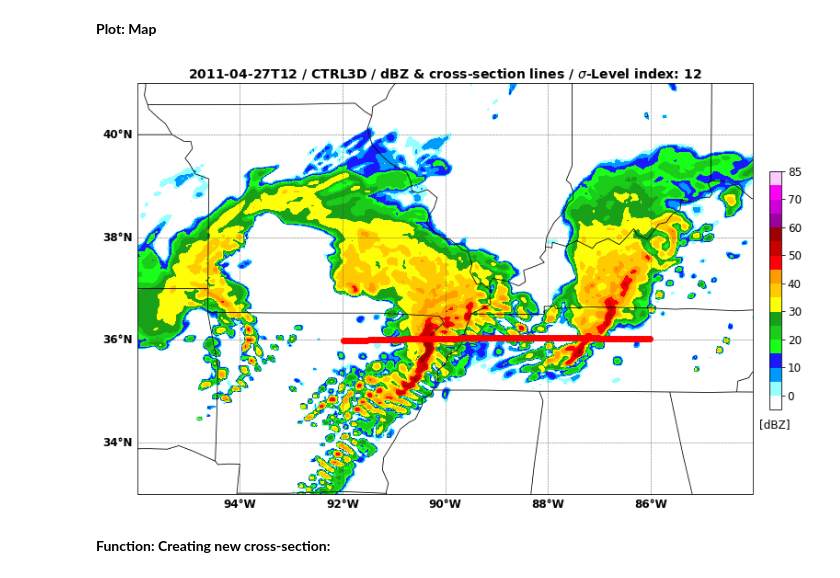
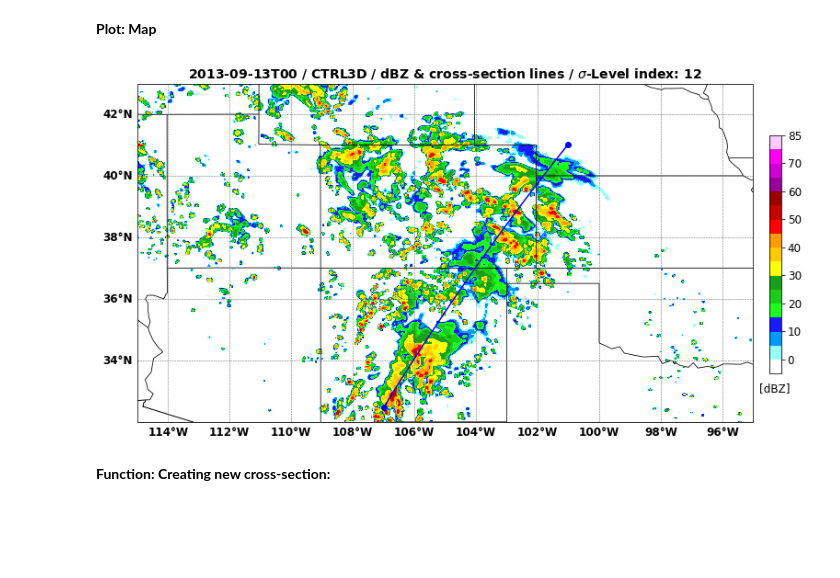
Before and after one commit to Lusicl/WRF_dBZ_Cloud_Classification, a Jupyter notebook: WRF_dBZ_Class_CONUS1/wrf_dbz_CrossSec_Plot_test.ipynb, the cells around one changed output. Saved outputs shown, nothing was run; the diff lists cells and outputs as text; code cells hidden in the pictures; blank space fills up the shorter version.

```diff
--- a/WRF_dBZ_Class_CONUS1/wrf_dbz_CrossSec_Plot_test.ipynb
+++ b/WRF_dBZ_Class_CONUS1/wrf_dbz_CrossSec_Plot_test.ipynb
@@ -53,8 +53,8 @@ def set_input_names(file_date):
 wrf_sim_type = 'CTRL3D'
 
 ## Set date time:
-case_date_time = dt.datetime(2011,4,27)
-# case_date_time = dt.datetime(2013,9,13)
+# case_date_time = dt.datetime(2011,4,27)
+case_date_time = dt.datetime(2013,9,13)
 
 file_name_list = set_input_names(case_date_time)
 print(file_name_list)
@@ -77,7 +77,7 @@ ter = getvar( Dataset('/glade/scratch/hungjui/DATA_WRF_CONUS_1_dBZ_v1.0/INVARIAN
 # %%
 ## Set hour:
 ## 0:00, 1:03, 2:06, 3:09, 4:12, 5:15, 6:18, 7:21
-time_hour_idx = 4
+time_hour_idx = 0
 
 ## Set sigma level index:
 sigma_lev = 12 # number in levels.
@@ -157,8 +147,8 @@ def xy_point_loc_from_grid_latlon(grid_lon, grid_lat, lon, lat):
 # %% [markdown]
 **Define the cross-section start and end points to nearest X, Y locations:**
 # %%
-xsec_LON = xsec1_LON
-xsec_LAT = xsec1_LAT
+xsec_LON = xsec2_LON
+xsec_LAT = xsec2_LAT
 
 loc_start = xy_point_loc_from_grid_latlon(dbz_lev.XLONG.data, dbz_lev.XLAT.data, xsec_LON[0], xsec_LAT[0])
 loc_end = xy_point_loc_from_grid_latlon(dbz_lev.XLONG.data, dbz_lev.XLAT.data, xsec_LON[1], xsec_LAT[1])
@@ -170,5 +160,3 @@ cross_end = CoordPair(x=loc_end[1], y=loc_end[0])
 # ## Define the cross-section start and end points from LAT, LON:
 # cross_start = CoordPair(lon=xsec_LON[0], lat=xsec_LAT[0])
 # cross_end = CoordPair(lon=xsec_LON[1], lat=xsec_LAT[1])
-
-print(loc_start[0])
@@ -283,9 +250,9 @@ def new_map(fig):
     ## CONUS:
     # ax.set_extent([-139, -55, 16, 60], crs=proj)
     ## 9/13 case:
-    #ax.set_extent([-115, -95, 32, 43], crs=proj)
+    ax.set_extent([-115, -95, 32, 43], crs=proj)
     ## 4/27 case:
-    ax.set_extent([-96, -84, 33, 41], crs=proj)
+    # ax.set_extent([-96, -84, 33, 41], crs=proj)
 
     ## Add coast lines:
     ax.coastlines('10m', 'black', linewidth=1)
@@ -358,73 +325,46 @@ cf1 = ax1.contourf(plotting_lon, plotting_lat, plotting_var, levels=clevs, color
 xsec_line1_color = 'red'
 xsec_line2_color = 'blue'
 
+# plt.plot( xsec_lon.data, xsec_lat.data
+#         , color=xsec_line1_color
+#         , marker='o'
+#         , markersize=6
+#         , markevery=[0,-1]
+#         # , linewidth=1.0
+#         # , linestyle='--'
+#         )
 plt.plot( xsec_lon.data, xsec_lat.data
-        , color=xsec_line1_color
+        , color=xsec_line2_color
         , marker='o'
         , markersize=6
+        , markevery=[0,-1]
         # , linewidth=1.0
         # , linestyle='--'
         )
-# plt.plot( xsec2_LON, xsec2_LAT
-#         , color=xsec_line2_color
-#         , marker='o'
-#         , markersize=6
-#         # , linewidth=1.0
-#         # , linestyle='--'
-#         )
-# plt.plot( xsec3_LON, xsec3_LAT
-#         , color='orange'
-#         , marker='o'
-#         , markersize=6
-#         # , linewidth=1.0
-#         # , linestyle='--'
-#         )
-# plt.plot( xsec4_LON, xsec4_LAT
-#         , color='m'
-#         , marker='o'
-#         , markersize=6
-#         # , linewidth=1.0
-#         # , linestyle='--'
-#         )
-# plt.plot( xsec0_LON, xsec0_LAT
-#         , color='k'
-#         , marker='o'
-#         , markersize=6
-#         # , linewidth=1.0
-#         # , linestyle='--'
-#         )
-# plt.plot( [ dbz_lev.XLONG[loc_start[0], loc_start[1]], dbz_lev.XLONG[loc_end[0], loc_end[1]] ]
-#         , [ dbz_lev.XLAT[loc_start[0], loc_start[1]], dbz_lev.XLAT[loc_end[0], loc_end[1]] ]
-#         , color='k'
-#         , marker='o'
-#         , markersize=6
-#         # , linewidth=1.0
-#         # , linestyle='--'
-#         )
 
 cf1_title = plt.title( np.datetime_as_string(dbz_lev.Time.data, unit='h')
                      + ' / '
                      + wrf_sim_type + ' / '
                      + 'dBZ & cross-section lines / '
                      # + 'z=' + str(interp_vertical_lev) + dbz_lev.vert_units
                      + '$\sigma$-Level index: ' + str(sigma_lev)
                      ,fontsize=14
                      ,fontweight='bold'
                      )
 
 cbar_ax = fig.add_axes([0.92, 0.3, 0.015, 0.4])
 cbar = fig.colorbar(cf1, cax=cbar_ax, fraction=0.04)
 cbar.ax.tick_params(labelsize=12)
 cbar.ax.set_title('[dBZ]', fontsize=12, y=-0.1)
 
 
 ## Save figure:
 
 plt.savefig('./' + np.datetime_as_string(dbz_lev.Time.data, unit='h') + '_dbz_xline.png',
             bbox_inches='tight',
             dpi=300)
 # %% [output]
-[figure, old version]
+[figure, new version]
 # %% [markdown]
 **Function: Creating new cross-section:**
 # %%
```
Also changed, not shown: parts of 8 cells of this notebook, 4 other files.
